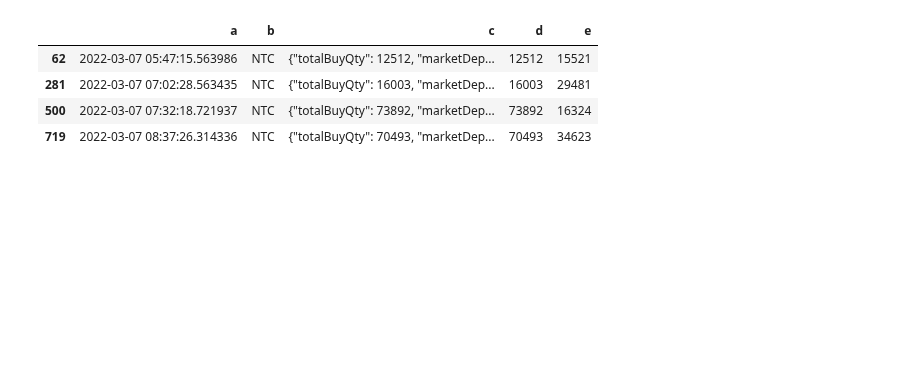
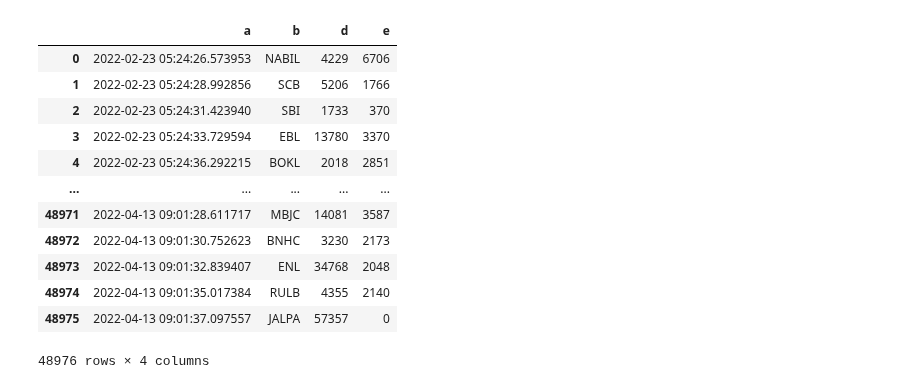
Before and after one commit to madhuko/nepse_depth, a Jupyter notebook: analytics.ipynb, the cells around one changed output. Cells and saved outputs as stored; diff of their text form; code cells hidden in the pictures; blank space fills up the shorter version.

```diff
--- a/analytics.ipynb
+++ b/analytics.ipynb
@@ -81,0 +73,5 @@ ValueError: x and y must have same first dimension, but have shapes (23548,) and
+# %%
+sani_data=df["a b d e".split()].copy()
+sani_data.a=pd.to_datetime(sani_data.a,format="%Y-%m-%D")
+# %%
+sani_data['a']=pd.to_datetime(sani_data['a'],format="%d%b%Y:%H:%M:%S.%f")
@@ -81,0 +97,16 @@ ValueError: x and y must have same first dimension, but have shapes (23548,) and
+# %%
+sani_data
+# %% [output]
+|  | a | b | d | e |
+| 0 | 2022-02-23 05:24:26.573953 | NABIL | 4229 | 6706 |
+| 1 | 2022-02-23 05:24:28.992856 | SCB | 5206 | 1766 |
+| 2 | 2022-02-23 05:24:31.423940 | SBI | 1733 | 370 |
+| 3 | 2022-02-23 05:24:33.729594 | EBL | 13780 | 3370 |
+| 4 | 2022-02-23 05:24:36.292215 | BOKL | 2018 | 2851 |
+| ... | ... | ... | ... | ... |
+| 48971 | 2022-04-13 09:01:28.611717 | MBJC | 14081 | 3587 |
+| 48972 | 2022-04-13 09:01:30.752623 | BNHC | 3230 | 2173 |
+| 48973 | 2022-04-13 09:01:32.839407 | ENL | 34768 | 2048 |
+| 48974 | 2022-04-13 09:01:35.017384 | RULB | 4355 | 2140 |
+| 48975 | 2022-04-13 09:01:37.097557 | JALPA | 57357 | 0 |
+48976 rows × 4 columns
@@ -84,8 +116,0 @@ df2=df[df['b']=="NTC"]
-# %%
-df2
-# %% [output]
-|  | a | b | c | d | e |
-| 62 | 2022-03-07 05:47:15.563986 | NTC | {"totalBuyQty": 12512, "marketDep... | 12512 | 15521 |
-| 281 | 2022-03-07 07:02:28.563435 | NTC | {"totalBuyQty": 16003, "marketDep... | 16003 | 29481 |
-| 500 | 2022-03-07 07:32:18.721937 | NTC | {"totalBuyQty": 73892, "marketDep... | 73892 | 16324 |
-| 719 | 2022-03-07 08:37:26.314336 | NTC | {"totalBuyQty": 70493, "marketDep... | 70493 | 34623 |
```
Also changed, not shown: parts of 15 cells of this notebook.
